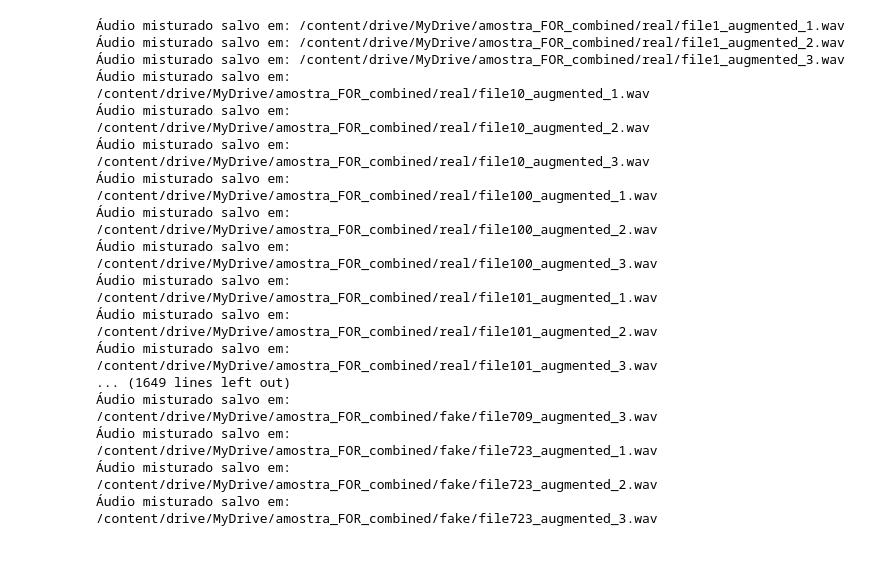
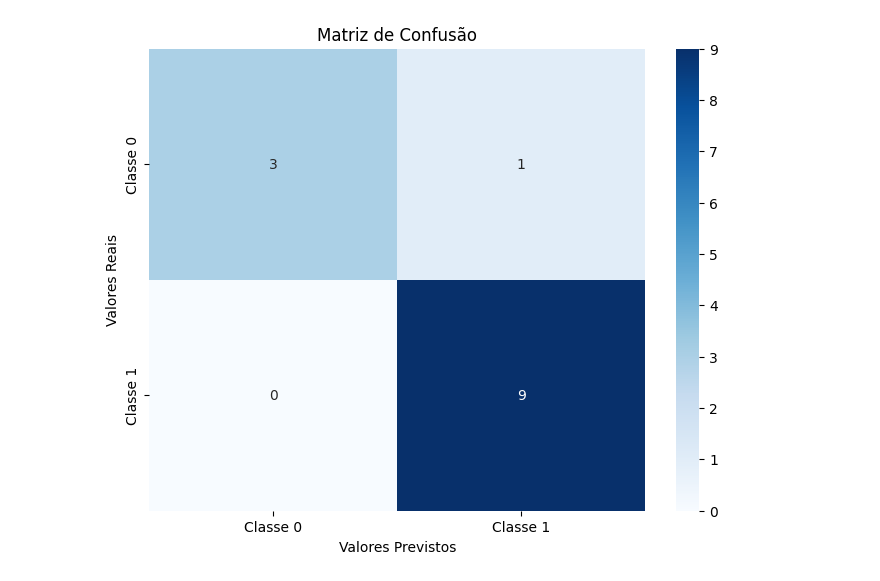
Before and after one commit to vitormunnizz/audio_for, a Jupyter notebook: tcc.ipynb, the cells around one changed output. Cells and saved outputs as stored; diff of their text form; code cells hidden in the pictures.

```diff
--- a/tcc.ipynb
+++ b/tcc.ipynb
@@ -128,86 +144,13 @@ Coeficiente de Determinação (R²): 0.37
 # %%
 # Criar a matriz de confusão
-cm = confusion_matrix(y_true, y_pred)
+cm = confusion_matrix(y_test, y_pred)
 
 # Plotar a matriz de confusão
 plt.figure(figsize=(8, 6))
 sns.heatmap(cm, annot=True, fmt='d', cmap='Blues', xticklabels=['Classe 0', 'Classe 1'], yticklabels=['Classe 0', 'Classe 1'])
 plt.xlabel('Valores Previstos')
 plt.ylabel('Valores Reais')
 plt.title('Matriz de Confusão')
 plt.show()
+# %% [output]
+[figure, added]
-# %%
-def cut_and_resize(audio, sr, target_length, num_versions=3):
-
-    target_samples = int(target_length * sr)  # Convertendo segundos para amostras
-    versions = []
-
-    for _ in range(num_versions):
-        # Se o áudio for maior, corte em uma posição aleatória
-        if len(audio) > target_samples:
-            start = np.random.randint(0, len(audio) - target_samples)
-            resized_audio = audio[start:start + target_samples]
-        else:
-            # Se for menor, preencha com zeros
-            resized_audio = np.pad(audio, (0, target_samples - len(audio)), 'constant')
-
-        versions.append(resized_audio)
-
-    return versions
-
-def augment_and_create_combined_dir(input_dir, combined_dir, target_length=5, num_versions=3):
-
-    # Criar diretório consolidado
-    os.makedirs(combined_dir, exist_ok=True)
-
-    # Iterar sobre os arquivos no diretório de entrada
-    for file_name in os.listdir(input_dir):
-        if file_name.endswith(".wav"):
-            file_path = os.path.join(input_dir, file_name)
-
-            # Copiar o arquivo original para o diretório consolidado
-            shutil.copy(file_path, os.path.join(combined_dir, file_name))
-
-            # Carrega o áudio
-            audio, sr = librosa.load(file_path, sr=None)
-
-            # Aplicar corte e redimensionamento
-            augmented_versions = cut_and_resize(audio, sr, target_length, num_versions=num_versions)
-
-            # Salvar áudios aumentados no diretório consolidado
-            base_name = os.path.basename(file_name).split('.')[0]
-            for i, augmented_audio in enumerate(augmented_versions):
-                augmented_file_name = f"{base_name}_augmented_{i + 1}.wav"
-                output_file = os.path.join(combined_dir, augmented_file_name)
-                write(output_file, sr, augmented_audio)
-                print(f"Áudio misturado salvo em: {output_file}")
-
-# Caminho para os dados no Google Drive
-file_path_real = '/content/drive/MyDrive/amostra_FOR/real'
-file_path_fake = '/content/drive/MyDrive/amostra_FOR/fake'
-
-# Diretórios para os dados combinados
-combined_dir_real = '/content/drive/MyDrive/amostra_FOR_combined/real'
-combined_dir_fake = '/content/drive/MyDrive/amostra_FOR_combined/fake'
-
-# Processar ambas as categorias e criar diretórios consolidados com múltiplas versões
-augment_and_create_combined_dir(file_path_real, combined_dir_real, target_length=5, num_versions=3)
-augment_and_create_combined_dir(file_path_fake, combined_dir_fake, target_length=5, num_versions=3)
-# %% [output]
-Áudio misturado salvo em: /content/drive/MyDrive/amostra_FOR_combined/real/file1_augmented_1.wav
-Áudio misturado salvo em: /content/drive/MyDrive/amostra_FOR_combined/real/file1_augmented_2.wav
-Áudio misturado salvo em: /content/drive/MyDrive/amostra_FOR_combined/real/file1_augmented_3.wav
-Áudio misturado salvo em: /content/drive/MyDrive/amostra_FOR_combined/real/file10_augmented_1.wav
-Áudio misturado salvo em: /content/drive/MyDrive/amostra_FOR_combined/real/file10_augmented_2.wav
-Áudio misturado salvo em: /content/drive/MyDrive/amostra_FOR_combined/real/file10_augmented_3.wav
-Áudio misturado salvo em: /content/drive/MyDrive/amostra_FOR_combined/real/file100_augmented_1.wav
-Áudio misturado salvo em: /content/drive/MyDrive/amostra_FOR_combined/real/file100_augmented_2.wav
-Áudio misturado salvo em: /content/drive/MyDrive/amostra_FOR_combined/real/file100_augmented_3.wav
-Áudio misturado salvo em: /content/drive/MyDrive/amostra_FOR_combined/real/file101_augmented_1.wav
-Áudio misturado salvo em: /content/drive/MyDrive/amostra_FOR_combined/real/file101_augmented_2.wav
-Áudio misturado salvo em: /content/drive/MyDrive/amostra_FOR_combined/real/file101_augmented_3.wav
-... (1649 lines left out)
-Áudio misturado salvo em: /content/drive/MyDrive/amostra_FOR_combined/fake/file709_augmented_3.wav
-Áudio misturado salvo em: /content/drive/MyDrive/amostra_FOR_combined/fake/file723_augmented_1.wav
-Áudio misturado salvo em: /content/drive/MyDrive/amostra_FOR_combined/fake/file723_augmented_2.wav
-Áudio misturado salvo em: /content/drive/MyDrive/amostra_FOR_combined/fake/file723_augmented_3.wav
```
Also changed, not shown: parts of 64 cells of this notebook.
